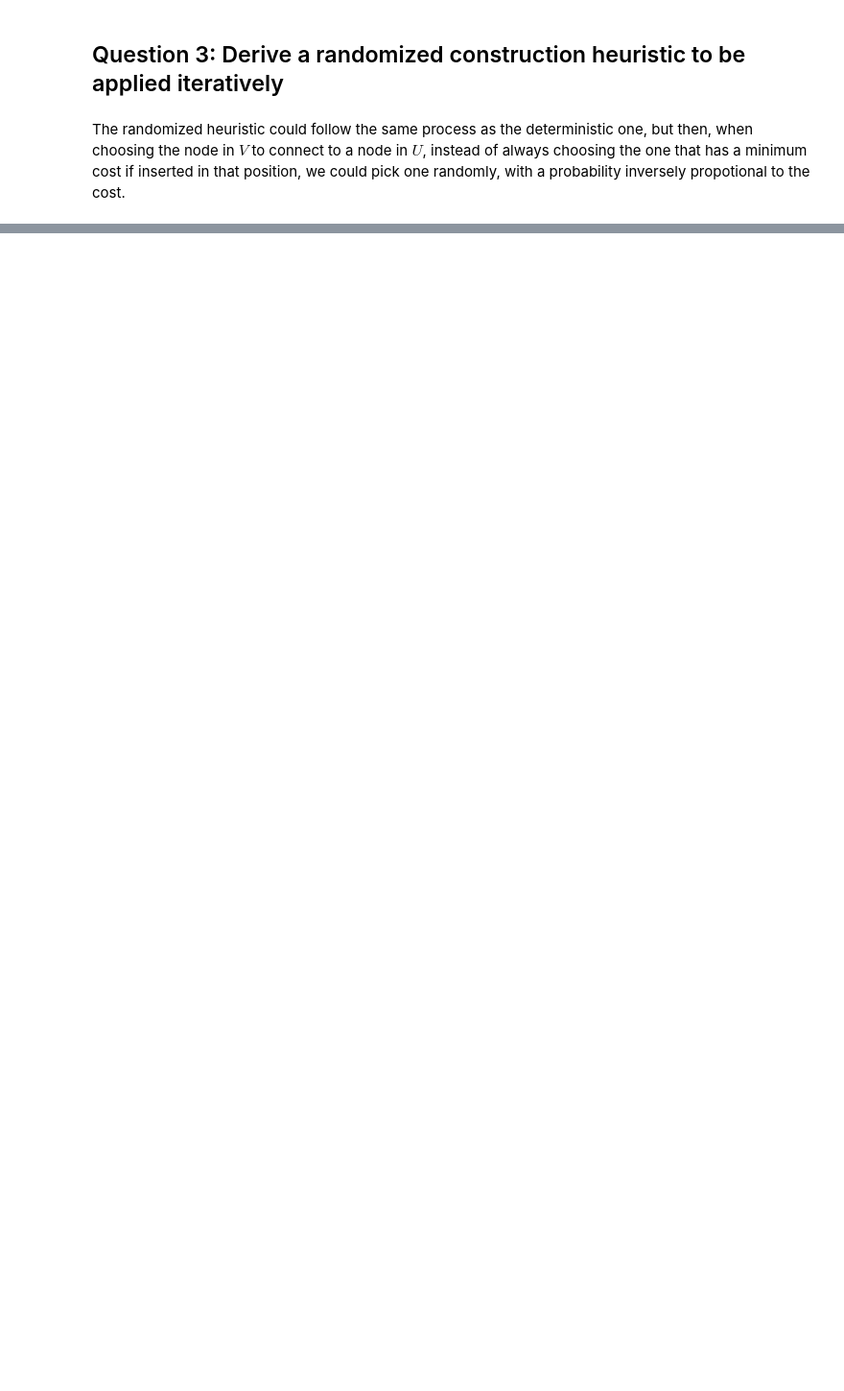
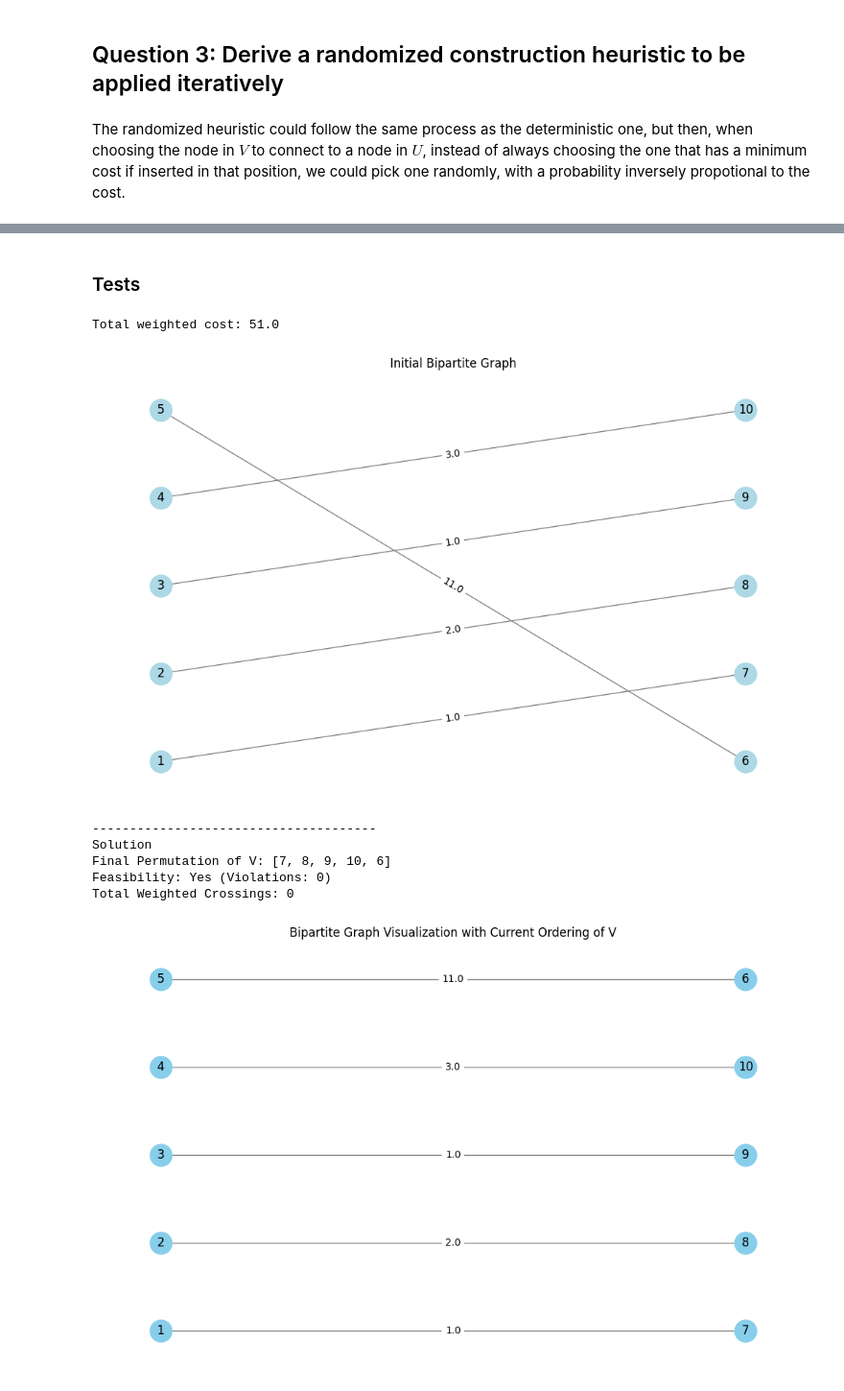
Before and after one commit to bergio13/heuristic-optimization-MWCCP, a Jupyter notebook: Hw1.ipynb, the cells around one changed output, grey strips where cells are left out. Shown at 96% size. Drawn from its saved outputs; the diff is of its cells as text; code cells hidden in the pictures; blank space fills up the shorter version.

```diff
--- a/Hw1.ipynb
+++ b/Hw1.ipynb
@@ -28,0 +328,32 @@ The randomized heuristic could follow the same process as the deterministic one,
+# %% [markdown]
+### Tests
+# %%
+graph = load_instance('input_file.txt')
+print("Total weighted cost:", graph.crossing_cost())
+graph.visualize()
+
+print("\n")
+print("--------------------------------------")
+
+print("Solution")
+# Construct a solution
+solution = HeuristicSol(graph)
+
+# Print results
+print("Final Permutation of V:", solution.permutation)
+feasible, violations = solution.is_feasible()
+crossings = solution.count_crossings()
+
+print(f"Feasibility: {'Yes' if feasible else 'No'} (Violations: {violations})")
+print(f"Total Weighted Crossings: {crossings}")
+
+solution.visualize()
+# %% [output]
+Total weighted cost: 51.0
+[figure, added]
+--------------------------------------
+Solution
+Final Permutation of V: [7, 8, 9, 10, 6]
+Feasibility: Yes (Violations: 0)
+Total Weighted Crossings: 0
+[figure, added]
```
Also changed, not shown: parts of 9 cells of this notebook, 2 other files.
